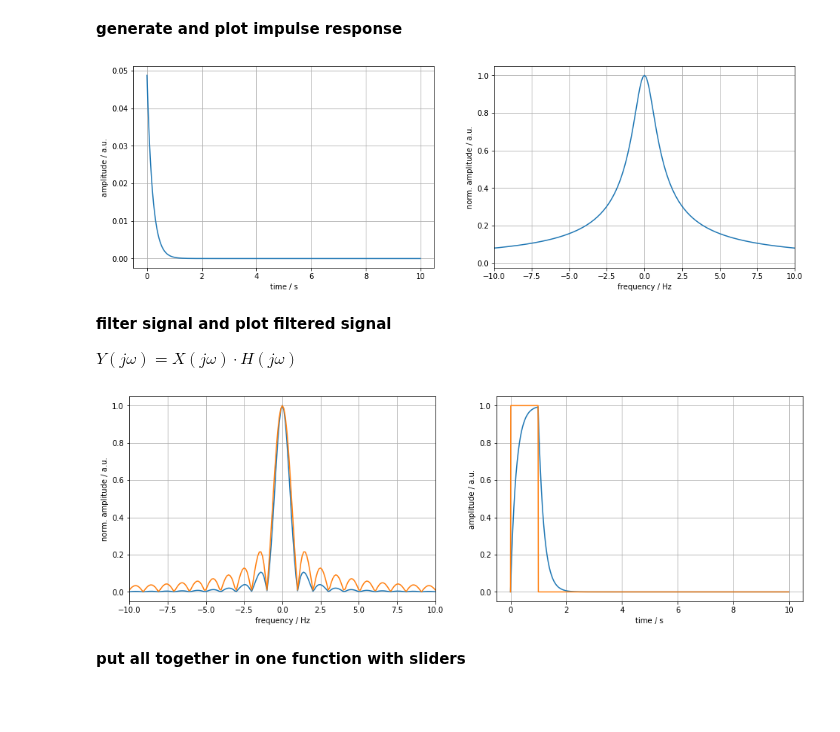
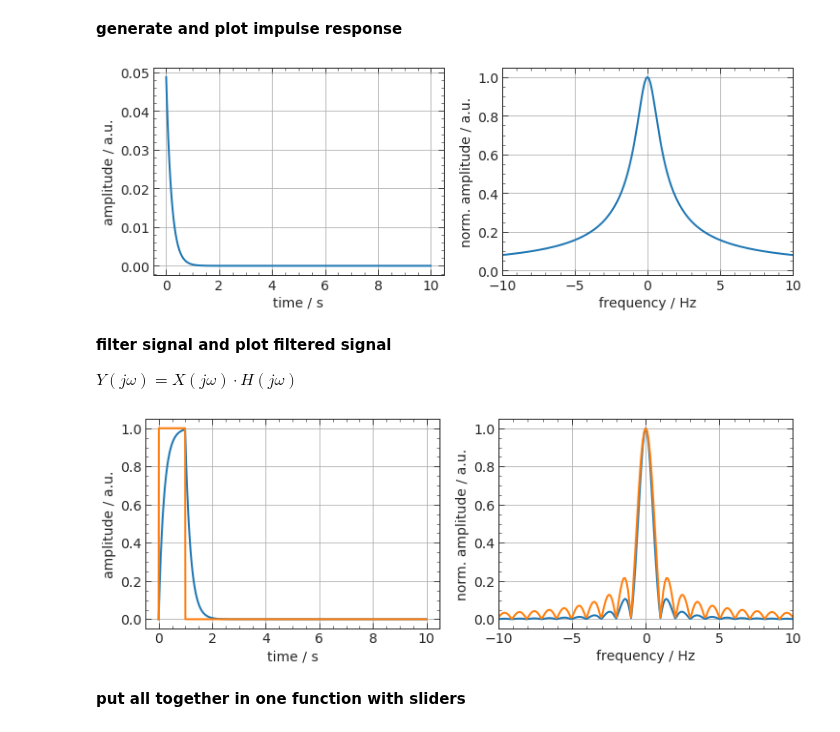
Before and after one commit to htw-ikt-noelle/SignaleUndSysteme, a Jupyter notebook: frequency_response.ipynb, the cells around one changed output. Drawn from its saved outputs; the diff is of its cells as text; code cells hidden in the pictures; blank space fills up the shorter version.

```diff
--- a/frequency_response.ipynb
+++ b/frequency_response.ipynb
@@ -12,10 +12,7 @@ import matplotlib.pyplot as plt
 from scipy import signal
 import ipywidgets as widgets
 
-fig_heigths = 5
-plt.rcParams['figure.figsize'] = (fig_heigths*1.6, fig_heigths)
-plt.rcParams['axes.grid'] = True
-plt.rcParams['figure.dpi'] = 150
+plt.style.use('noelle.mplstyle')
 # %% [markdown]
 **generate rect signal**
 # %%
@@ -50,18 +47,17 @@ DataNorm = Data / np.max(np.abs(Data))
 # %%
 n_row = 1
 n_col = 2
-fig, ax = plt.subplots(n_row, n_col, figsize=((n_col*fig_heigths*1.6, n_row*fig_heigths)))
+fig_size = [i*j for i,j in zip(plt.rcParams['figure.figsize'], [n_col, n_row])]
+fig, ax = plt.subplots(n_row, n_col, figsize=fig_size)
 
 ax[0].plot(t, data)
 ax[0].set_xlabel('time / s')
 ax[0].set_ylabel('amplitude / a.u.')
-ax[0].grid(True)
 
 ax[1].plot(f, np.fft.fftshift(np.abs(DataNorm)))
 ax[1].set_xlabel('frequency / Hz')
 ax[1].set_ylabel('norm. amplitude / a.u.')
 ax[1].set_xlim(-10, 10)
-ax[1].grid(True)
 
 # ax[2].plot(f, np.fft.fftshift(np.angle(Data) / np.pi))
 # ax[2].set_xlabel('frequency / Hz')
@@ -76,33 +72,32 @@ plt.show()
 # %%
 # decay rate
 alpha = -5
 # exponential decaying h of length 1 s
 h = np.exp(alpha * t)
 h = h / np.sum(h)
 
 # frequency response (and normalize)
 H = np.fft.fft(h)
 HNorm = H / np.max(np.abs(H))
 
 # plots
 n_row = 1
 n_col = 2
-fig, ax = plt.subplots(n_row, n_col, figsize=((n_col*fig_heigths*1.6, n_row*fig_heigths)))
+fig_size = [i*j for i,j in zip(plt.rcParams['figure.figsize'], [n_col, n_row])]
+fig, ax = plt.subplots(n_row, n_col, figsize=fig_size)
 
 ax[0].plot(t,h)
 ax[0].set_xlabel('time / s')
 ax[0].set_ylabel('amplitude / a.u.')
-ax[0].grid(True)
 
 ax[1].plot(f, np.fft.fftshift(np.abs(HNorm)))
 ax[1].set_xlabel('frequency / Hz')
 ax[1].set_ylabel('norm. amplitude / a.u.')
 ax[1].set_xlim(-10, 10)
-ax[1].grid(True)
 
 plt.show()
 # %% [output]
-[figure, old version]
+[figure, new version]
 # %% [markdown]
 **filter signal and plot filtered signal**
 
@@ -114,22 +109,21 @@ dataFilt = np.real(np.fft.ifft(DataFilt))
 
 n_row = 1
 n_col = 2
-fig, ax = plt.subplots(n_row, n_col, figsize=((n_col*fig_heigths*1.6, n_row*fig_heigths)))
+fig_size = [i*j for i,j in zip(plt.rcParams['figure.figsize'], [n_col, n_row])]
+fig, ax = plt.subplots(n_row, n_col, figsize=fig_size)
 
-ax[0].plot(f, np.fft.fftshift(np.abs(DataFiltNorm)), f, np.fft.fftshift(np.abs(DataNorm)))
-ax[0].set_xlabel('frequency / Hz')
-ax[0].set_ylabel('norm. amplitude / a.u.')
-ax[0].set_xlim(-10, 10)
-ax[0].grid(True)
+ax[1].plot(f, np.fft.fftshift(np.abs(DataFiltNorm)), f, np.fft.fftshift(np.abs(DataNorm)))
+ax[1].set_xlabel('frequency / Hz')
+ax[1].set_ylabel('norm. amplitude / a.u.')
+ax[1].set_xlim(-10, 10)
 
-ax[1].plot(t, dataFilt, t, data)
-ax[1].set_xlabel('time / s')
-ax[1].set_ylabel('amplitude / a.u.')
-ax[1].grid(True)
+ax[0].plot(t, dataFilt, t, data)
+ax[0].set_xlabel('time / s')
+ax[0].set_ylabel('amplitude / a.u.')
 
 plt.show()
 # %% [output]
-[figure, old version]
+[figure, new version]
 # %% [markdown]
 **put all together in one function with sliders**
 # %%
```
Also changed, not shown: parts of 2 cells of this notebook, 5 other files.
